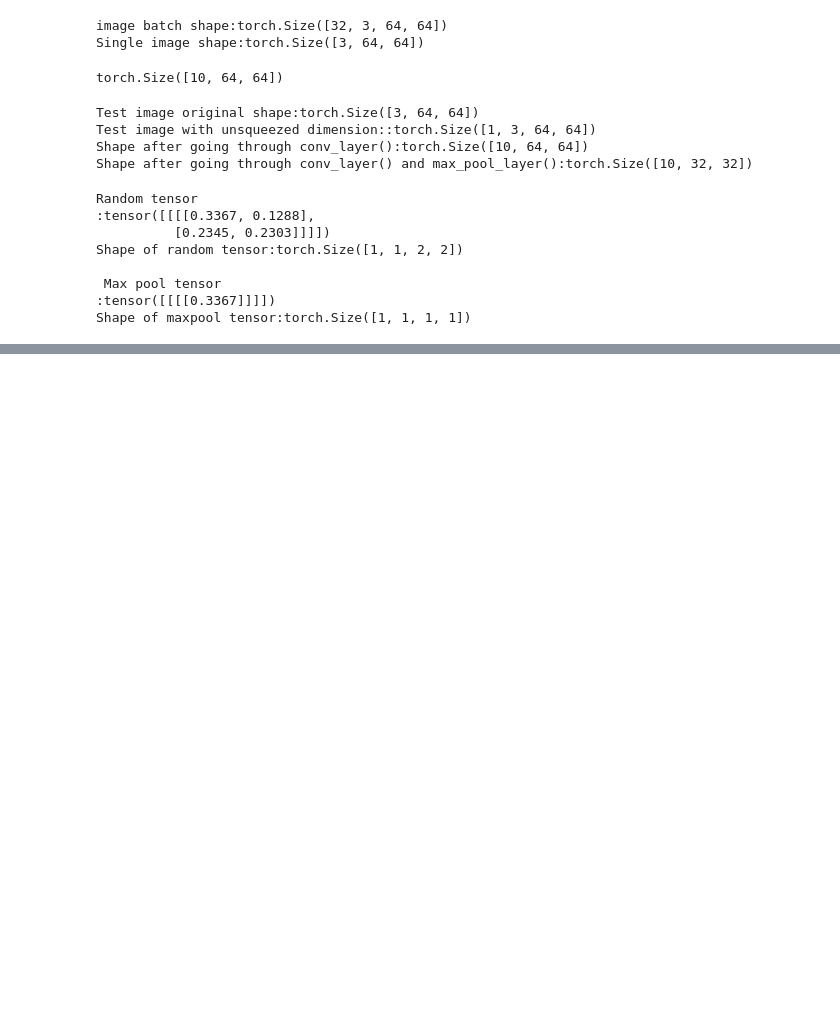
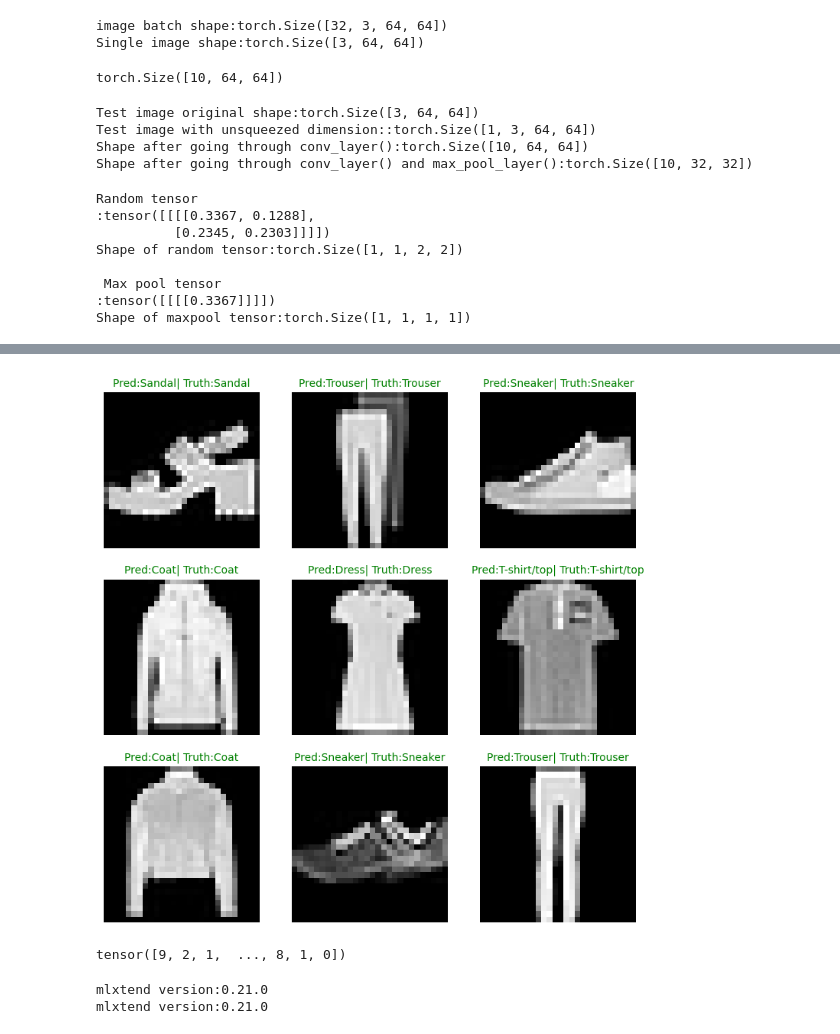
Before and after one commit to GirishHiremath/PyTorch, a Jupyter notebook: Computer_vision-PyTorch.ipynb, the cells around one changed output, grey strips where cells are left out. Saved outputs shown, nothing was run; the diff lists cells and outputs as text; code cells hidden in the pictures; blank space fills up the shorter version.

```diff
--- a/Computer_vision-PyTorch.ipynb
+++ b/Computer_vision-PyTorch.ipynb
@@ -684,4 +685,4 @@ class FashionMNISTModelV2(nn.Module):
 # %%
 model_2=FashionMNISTModelV2(input_shape=1,
                             hidden_shape=10,
-                            output_shape=len(class_name))
+                            output_shape=len(class_name)).to(device)
@@ -753,0 +945,30 @@ Shape of maxpool tensor:torch.Size([1, 1, 1, 1])
+# %%
+#Plot predictions
+plt.figure(figsize=(9,9))
+nrows=3
+ncols=3
+
+for i,sample in enumerate(test_samples):
+    #create sub plots
+    plt.subplot(nrows,ncols,i+1)
+
+    #plot tje image
+    plt.imshow(sample.squeeze(0),cmap="gray")
+
+    #Find the predictions(in text form, eg:Sandle)
+    pred_label=class_name[pred_classes[i]]
+
+    #Find the truth label(in text form)
+    truth_label=class_name[test_labels[i]]
+
+    #Create the title for the plot
+    title_text=f"Pred:{pred_label}| Truth:{truth_label}"
+
+    #Check for equality between pred and Truth and change the color of the title
+    if pred_label==truth_label:
+        plt.title(title_text,fontsize=10,c='g') #green text if prediction is same as truth
+    else:
+        plt.title(title_text,fontsize=10,c="r")
+    plt.axis(False)
+# %% [output]
+[figure, added]
@@ -753,0 +982,37 @@ Shape of maxpool tensor:torch.Size([1, 1, 1, 1])
+# %%
+#Import tqdm.auto
+from tqdm.auto import tqdm
+
+#1.Make predictions with trained model
+y_preds=[]
+model_2.eval()
+with torch.inference_mode():
+    for X,y in tqdm(test_dataloader,desc="Making predictions.............. "):
+        #send data and targets to target device
+        X,y=X.to(device),y.to(device)
+        #Do the forward pass
+        y_logits=model_2(X)
+        #Turn predictions form logits------>prediction probabilities-------->prediction labels
+        y_pred=torch.softmax(y_logits.squeeze(),dim=0).argmax(dim=1)
+        #put pridiction on CPU for evalution
+        y_preds.append(y_pred.cpu())
+
+#concatenate list of predictions into a tensor
+#print(y_preds)
+y_preds_tensor=torch.cat(y_preds)
+y_preds_tensor
+# %% [output]
+tensor([9, 2, 1,  ..., 8, 1, 0])
+# %%
+#see if requierd packages are installed and if not, install them
+try:
+    import torchmetrics,mlxtend
+    print(f"mlxtend version:{mlxtend.__version__}")
+    assert int(mlxtend.__version__.split(".")[1]>19,"mlxtend version should be 0.19 or higher")
+except:
+    !pip install -q torchmetrics -U mlxtend
+    import torchmetrics,mlxtend
+    print(f"mlxtend version:{mlxtend.__version__}")
+# %% [output]
+mlxtend version:0.21.0
+mlxtend version:0.21.0
```
Also changed, not shown: parts of 30 cells of this notebook, 1 other file.
